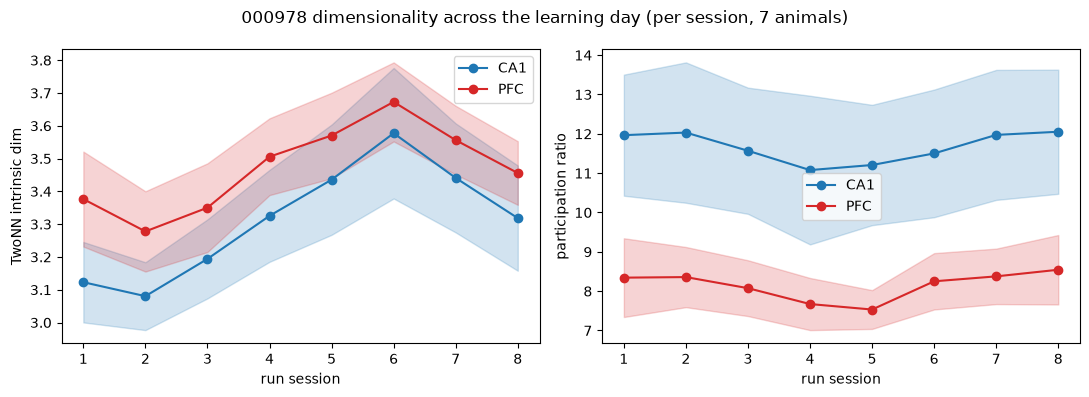
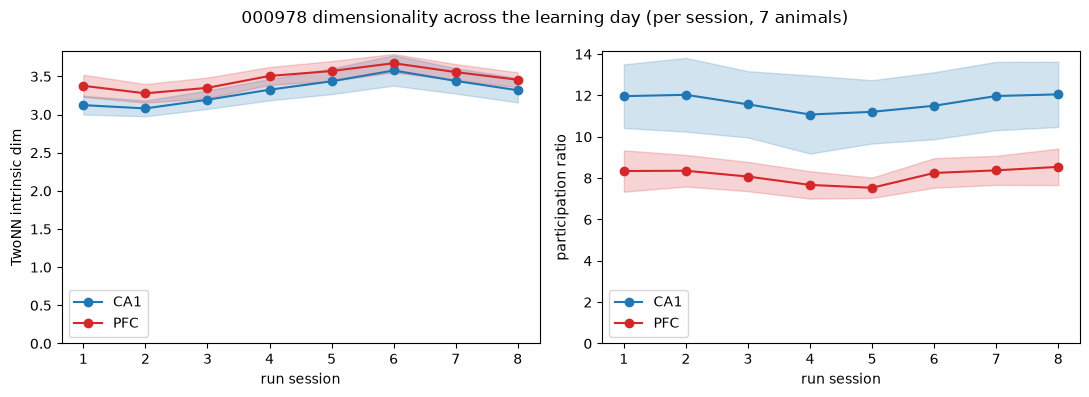
The change to this notebook cell's code, shown as a diff; its figure went from the first image to the second:
--- before
+++ after
@@ -7,5 +7,5 @@
         ax.plot(g.index, g["mean"], "-o", color=cc, label=region)
         ax.fill_between(g.index, g["mean"] - g["sem"], g["mean"] + g["sem"], color=cc, alpha=0.2)
-    ax.set_xlabel("run session"); ax.set_ylabel(ylab); ax.legend()
+    ax.set_xlabel("run session"); ax.set_ylabel(ylab); ax.set_ylim(bottom=0); ax.legend()
 fig.suptitle("000978 dimensionality across the learning day (per session, 7 animals)")
 plt.tight_layout()

Commit: 000978 stage-3 notebook: track↔manifold sections + session selector/outlier filter/session-colour view